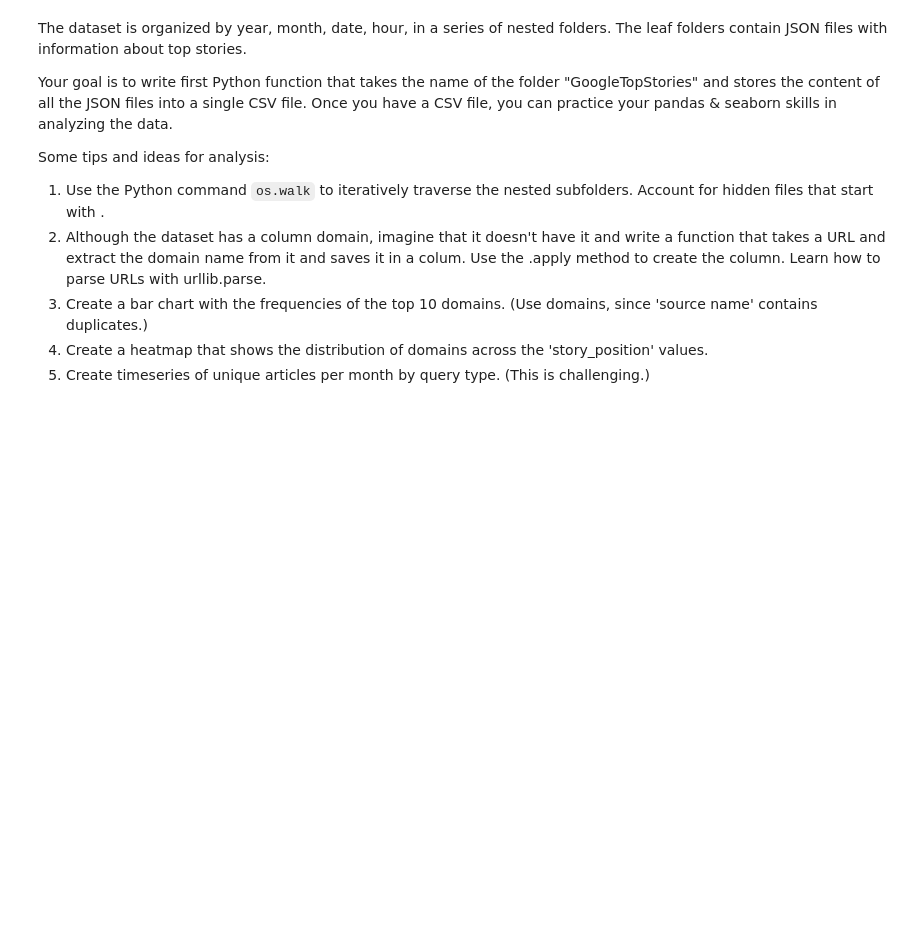
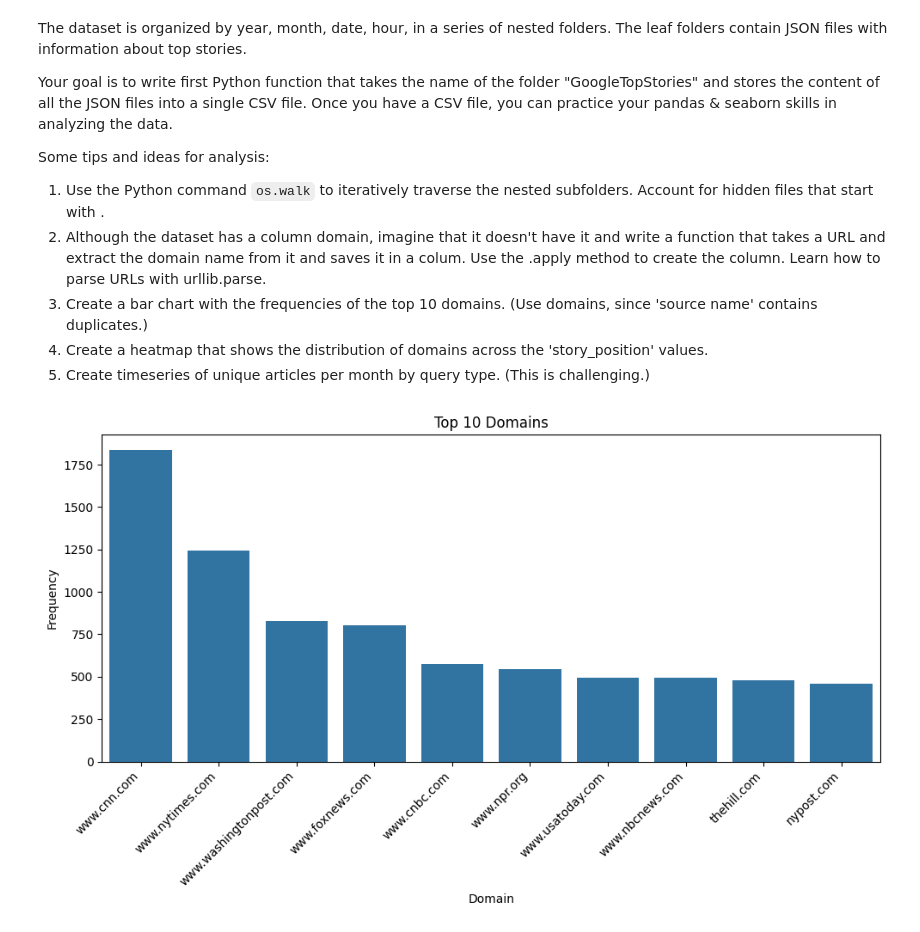
Before and after one commit to fy100/CS315-project-1_Jenni, a Jupyter notebook: Exploring Google Top Stories.ipynb, the cells around one changed output. Cells and saved outputs as stored; diff of their text form; code cells hidden in the pictures; blank space fills up the shorter version.

Commit message:
code with data visualization

```diff
--- a/Exploring Google Top Stories.ipynb
+++ b/Exploring Google Top Stories.ipynb
@@ -49,0 +55,24 @@ convert_to_csv('/Users/jenni/Desktop/GoogleTopStories', 'google_top_stories.csv'
+# %%
+# Function to extract domain from URL
+def extract_domain(url):
+    parsed_url = urlparse(url)
+    return parsed_url.netloc
+
+# Read the dataset into a DataFrame
+data = pd.read_csv("google_top_stories.csv")
+
+# Apply the function to create the 'domain' column
+data['domain'] = data['url'].apply(extract_domain)
+# %%
+# Create a bar chart of the top 10 domains
+top_domains = data['domain'].value_counts().nlargest(10)
+plt.figure(figsize=(10, 6))
+sns.barplot(x=top_domains.index, y=top_domains.values)
+plt.title('Top 10 Domains')
+plt.xlabel('Domain')
+plt.ylabel('Frequency')
+plt.xticks(rotation=45, ha='right')
+plt.tight_layout()
+plt.show()
+# %% [output]
+[figure, added]
```
Also changed, not shown: parts of 3 cells of this notebook.
